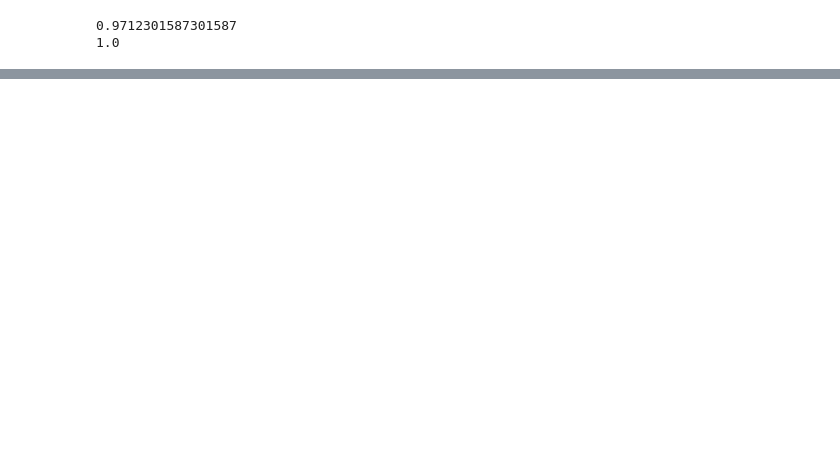
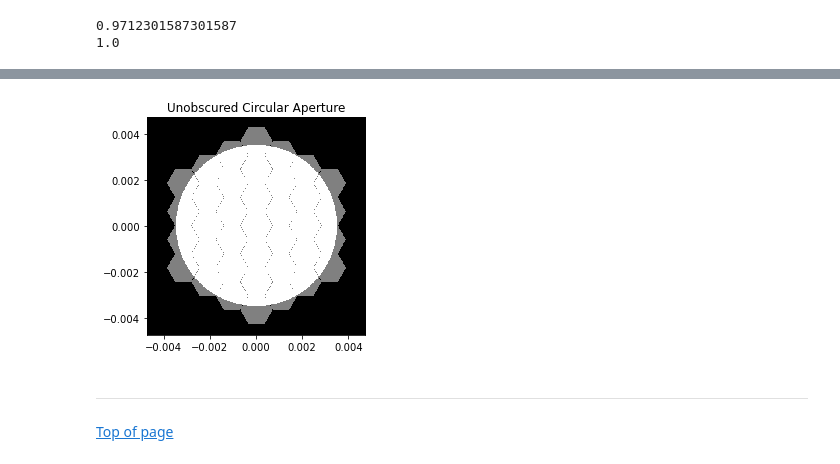
Before and after one commit to spacetelescope/aplc_optimization, a Jupyter notebook: HicatApertureGenerationPython.ipynb, the cells around one changed output, grey strips where cells are left out. Drawn from its saved outputs; the diff is of its cells as text; code cells hidden in the pictures; blank space fills up the shorter version.

```diff
--- a/HicatApertureGenerationPython.ipynb
+++ b/HicatApertureGenerationPython.ipynb
@@ -343,0 +445,20 @@ for gray in [True]:
+# %%
+def p3_circ_apodizer():
+    p3_apodizer_size = p3_irisao_inscribed_circle_size*0.99
+    outer_diameter = circular_aperture(p3_apodizer_size)
+
+    def aper(grid):
+        return outer_diameter(grid)
+    return aper
+
+circ_apodizer = evaluate_supersampled(p3_circ_apodizer(), g.scaled(gamma_31 / gamma_21), supersampling)
+
+plt.figure()
+plt.title('Unobscured Circular Aperture')
+imshow_field(irisao + circ_apodizer, cmap='gray')
+plt.show()
+# %% [output]
+[figure, added]
+# %% [markdown]
+------------------------
+[Top of page](#top)
```
Also changed, not shown: parts of 15 cells of this notebook.
